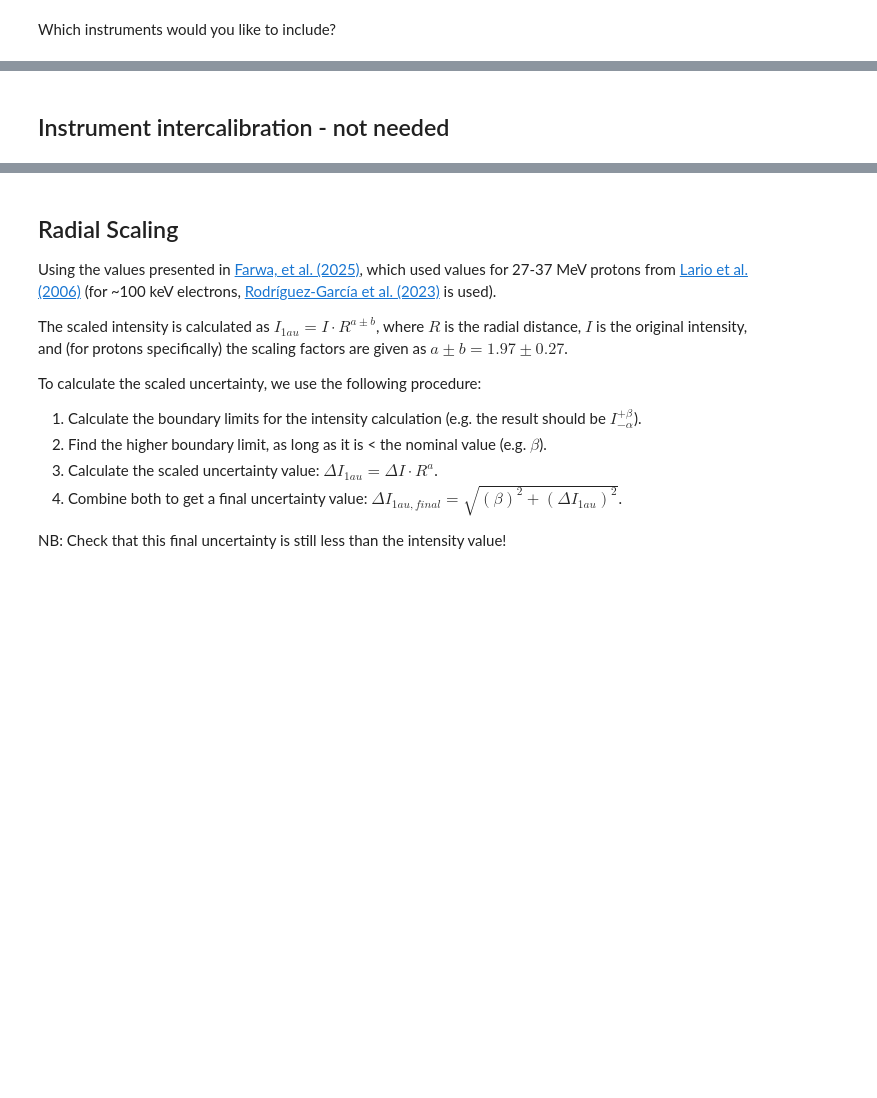
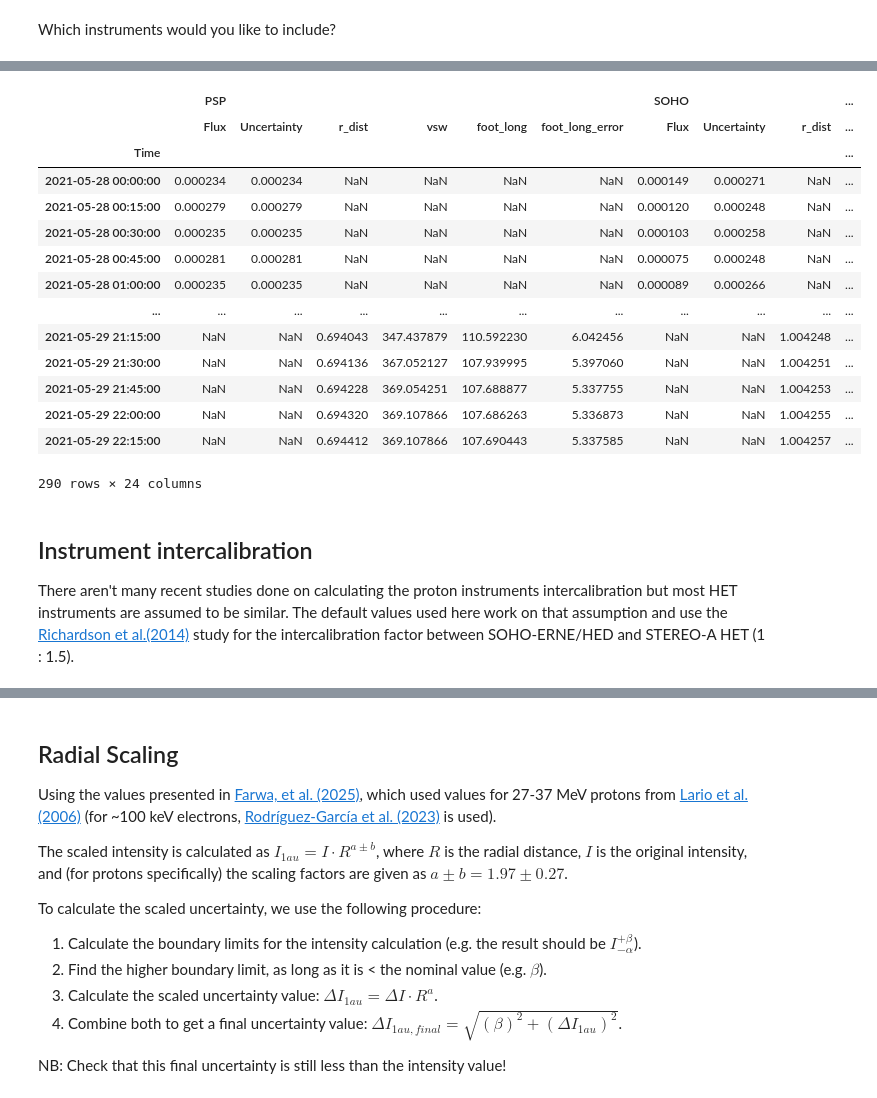
Before and after one commit to JaxLang/JTL_SEPDistributionTool, a Jupyter notebook: JTL_SOLER_SEPspreadtool.ipynb, the cells around one changed output, grey strips where cells are left out. Cells and saved outputs as stored; diff of their text form; code cells hidden in the pictures; blank space fills up the shorter version.

Commit message:
Started on intercalibration and radial scaling
Loading data functions should be finalised. IC and RS are in progress, then the background subtraction will be started.

```diff
--- a/JTL_SOLER_SEPspreadtool.ipynb
+++ b/JTL_SOLER_SEPspreadtool.ipynb
@@ -32,7 +32,8 @@ data_path = jupyterhub_data_path(data_path)
 Collect the event start and end dates (specifying the start at / near the observed flare onset time), and the eruption location (in Stonyhurst).
 # %%
 startdate = dt.datetime(2021,5,28,22,19)
-enddate = startdate + pd.Timedelta(hours=3)
+enddate = startdate + pd.Timedelta(days=1)
+dates = [startdate, enddate]
 
 source_location = [67, 19] #longitude, latitude
 # %%
@@ -109,7 +111,7 @@ resampling = '15min'
 # %%
 df = jtl.load_sc_data(spacecraft=spacecraft,
                       proton_channels=proton_channels,
-                      dates=[startdate,enddate],
+                      dates=dates,
                       data_path=data_path,
                       intercalibration=intercalibration,
                       radial_scaling=radial_scaling,
@@ -128,2 +125,28 @@ print(pd.date_range(startdate, enddate, freq='15min'))
+# %%
+df
+
+
+
+# Build to one df (synced the times) with headers:
+# Layer 1: sc-ins
+# Layer 2: Flux, Uncertainty, radial position, longitude.
+# %% [output]
+|  | PSP |  |  |  |  |  | SOHO |  |  | ... |
+|  | Flux | Uncertainty | r_dist | vsw | foot_long | foot_long_error | Flux | Uncertainty | r_dist | ... |
+| Time |  |  |  |  |  |  |  |  |  | ... |
+| 2021-05-28 00:00:00 | 0.000234 | 0.000234 | NaN | NaN | NaN | NaN | 0.000149 | 0.000271 | NaN | ... |
+| 2021-05-28 00:15:00 | 0.000279 | 0.000279 | NaN | NaN | NaN | NaN | 0.000120 | 0.000248 | NaN | ... |
+| 2021-05-28 00:30:00 | 0.000235 | 0.000235 | NaN | NaN | NaN | NaN | 0.000103 | 0.000258 | NaN | ... |
+| 2021-05-28 00:45:00 | 0.000281 | 0.000281 | NaN | NaN | NaN | NaN | 0.000075 | 0.000248 | NaN | ... |
+| 2021-05-28 01:00:00 | 0.000235 | 0.000235 | NaN | NaN | NaN | NaN | 0.000089 | 0.000266 | NaN | ... |
+| ... | ... | ... | ... | ... | ... | ... | ... | ... | ... | ... |
+| 2021-05-29 21:15:00 | NaN | NaN | 0.694043 | 347.437879 | 110.592230 | 6.042456 | NaN | NaN | 1.004248 | ... |
+| 2021-05-29 21:30:00 | NaN | NaN | 0.694136 | 367.052127 | 107.939995 | 5.397060 | NaN | NaN | 1.004251 | ... |
+| 2021-05-29 21:45:00 | NaN | NaN | 0.694228 | 369.054251 | 107.688877 | 5.337755 | NaN | NaN | 1.004253 | ... |
+| 2021-05-29 22:00:00 | NaN | NaN | 0.694320 | 369.107866 | 107.686263 | 5.336873 | NaN | NaN | 1.004255 | ... |
+| 2021-05-29 22:15:00 | NaN | NaN | 0.694412 | 369.107866 | 107.690443 | 5.337585 | NaN | NaN | 1.004257 | ... |
+290 rows × 24 columns
 # %% [markdown]
-## Instrument intercalibration - not needed
+## Instrument intercalibration
+
+There aren't many recent studies done on calculating the proton instruments intercalibration but most HET instruments are assumed to be similar. The default values used here work on that assumption and use the [Richardson et al.(2014)](https://link.springer.com/article/10.1007/s11207-014-0524-8) study for the intercalibration factor between SOHO-ERNE/HED and STEREO-A HET (1 : 1.5).
```
Also changed, not shown: parts of 16 cells of this notebook, 7 other files.
